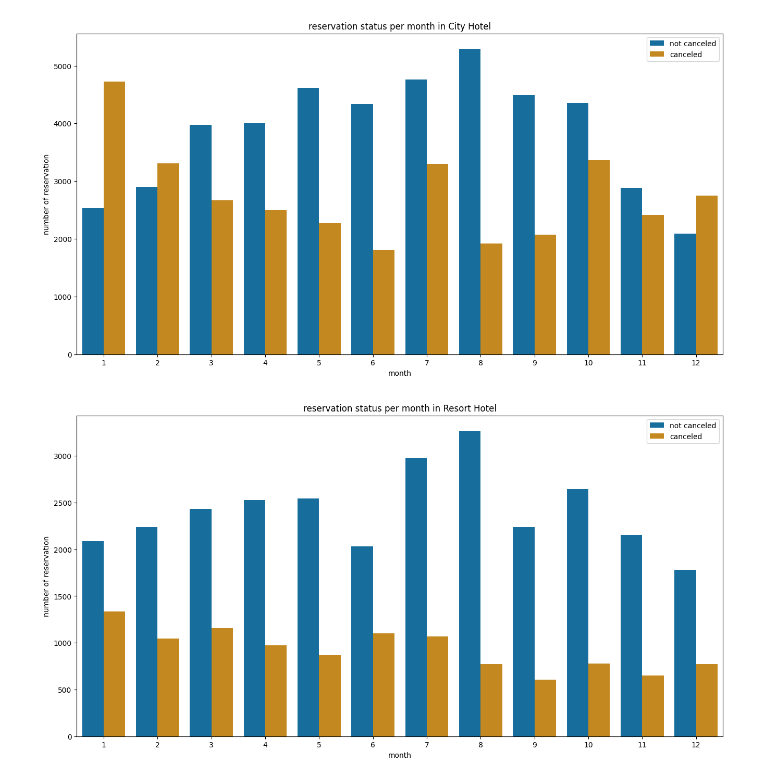
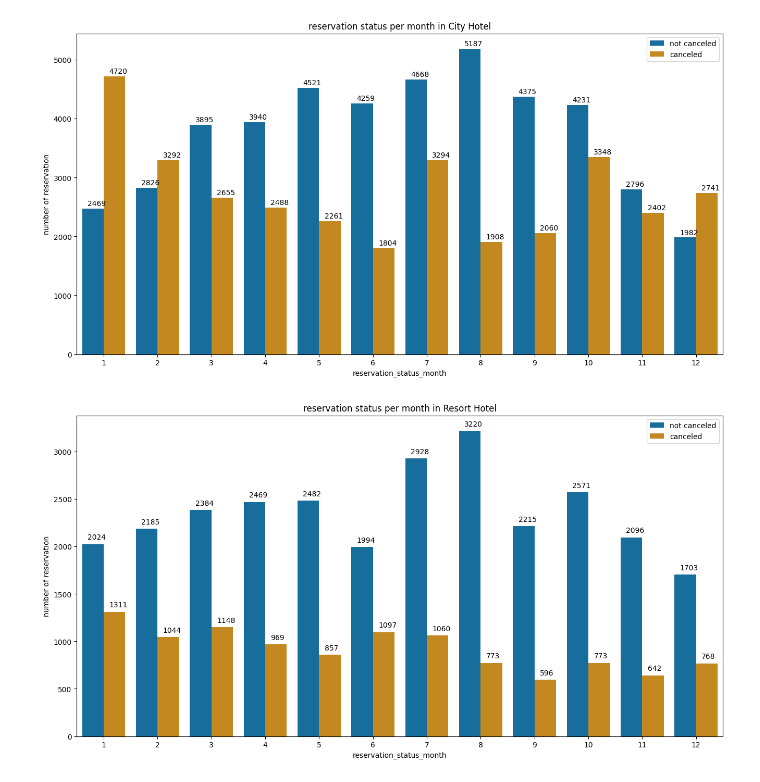
Before and after one commit to promitdutta-biz/data_analyst_projects, a Jupyter notebook: Hotel_Bookings_XGBoost_Classification_new.ipynb, the cells around one changed output. Saved outputs shown, nothing was run; the diff lists cells and outputs as text; code cells hidden in the pictures.

```diff
--- a/Hotel_Bookings_XGBoost_Classification_new.ipynb
+++ b/Hotel_Bookings_XGBoost_Classification_new.ipynb
@@ -67,0 +128,3 @@ df.dropna(inplace=True)
+# %%
+df['booking_amt']=((df['stays_in_week_nights']+df['stays_in_weekend_nights']))*df['adr']
+df['booking_amt_per_person']= df['booking_amt'].astype('float')/((df['adults'].astype('float')+df['children'].astype('float')))
@@ -73,0 +152,7 @@ Name: hotel, dtype: float64
+# %%
+print(df['hotel'].value_counts(normalize=True)*100)
+ax1 = sns.countplot(x='hotel', data =df)
+for p in ax1.patches:
+        ax1.annotate('{0:10d}'.format(int(p.get_height())), (p.get_x()+0.3, p.get_height()+60))
+plt.title('Number of total Bookings in Different Hotels')
+plt.show()
@@ -73,0 +164,9 @@ Name: hotel, dtype: float64
+# %%
+plt.figure(figsize=(8,4))
+ax1=sns.countplot(x='hotel',hue='is_canceled',data=df, palette='Blues')
+legend_labels,_ = ax1.get_legend_handles_labels()
+ax1.legend(['not_canceled','canceled'])
+plt.title('Reservation status counts in different hotels')
+for p in ax1.patches:
+        ax1.annotate('{0:10d}'.format(int(p.get_height())), (p.get_x()+0.1, p.get_height()+60))
+plt.show()
@@ -190,22 +403,24 @@ plt.show()
-# %%
-df['month']=df['reservation_status_date'].dt.month
 # %%
 plt.figure(figsize=(16,8))
-ax1 = sns.countplot(x='month', hue='is_canceled', data= df[df['hotel']=='City Hotel'], palette= 'colorblind')
+ax1 = sns.countplot(x='reservation_status_month', hue='is_canceled', data= df[df['hotel']=='City Hotel'], palette= 'colorblind')
 plt.title('reservation status per month in City Hotel')
-plt.xlabel('month')
+plt.xlabel('reservation_status_month')
 plt.ylabel('number of reservation')
 plt.legend(['not canceled','canceled'])
+for p in ax1.patches:
+        ax1.annotate('{}'.format(int(p.get_height())), (p.get_x()+0.1, p.get_height()+50))
 plt.show()
 # %% [output]
-[figure, old version]
+[figure, new version]
 # %%
 plt.figure(figsize=(16,8))
-ax1 = sns.countplot(x='month', hue='is_canceled', data= df[df['hotel']=='Resort Hotel'], palette= 'colorblind')
+ax1 = sns.countplot(x='reservation_status_month', hue='is_canceled', data= df[df['hotel']=='Resort Hotel'], palette= 'colorblind')
 plt.title('reservation status per month in Resort Hotel')
-plt.xlabel('month')
+plt.xlabel('reservation_status_month')
 plt.ylabel('number of reservation')
 plt.legend(['not canceled','canceled'])
+for p in ax1.patches:
+        ax1.annotate('{}'.format(int(p.get_height())), (p.get_x()+0.1, p.get_height()+50))
 plt.show()
 # %% [output]
-[figure, old version]
+[figure, new version]
```
Also changed, not shown: parts of 134 cells of this notebook.
